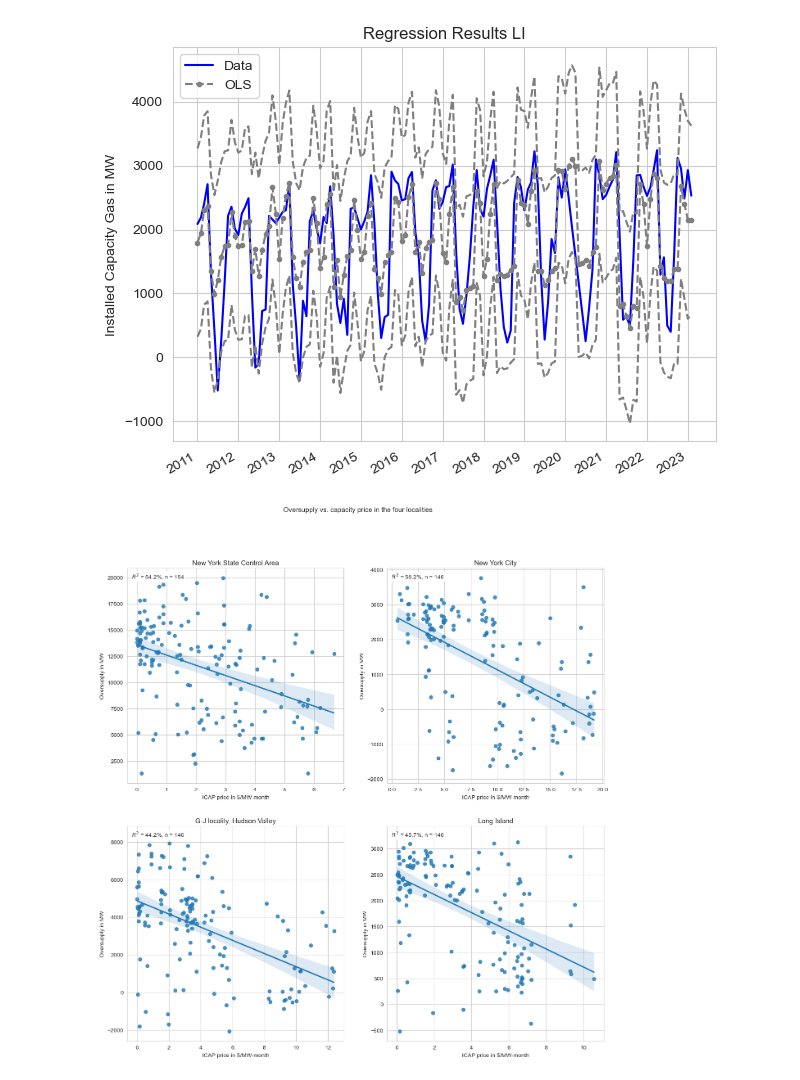
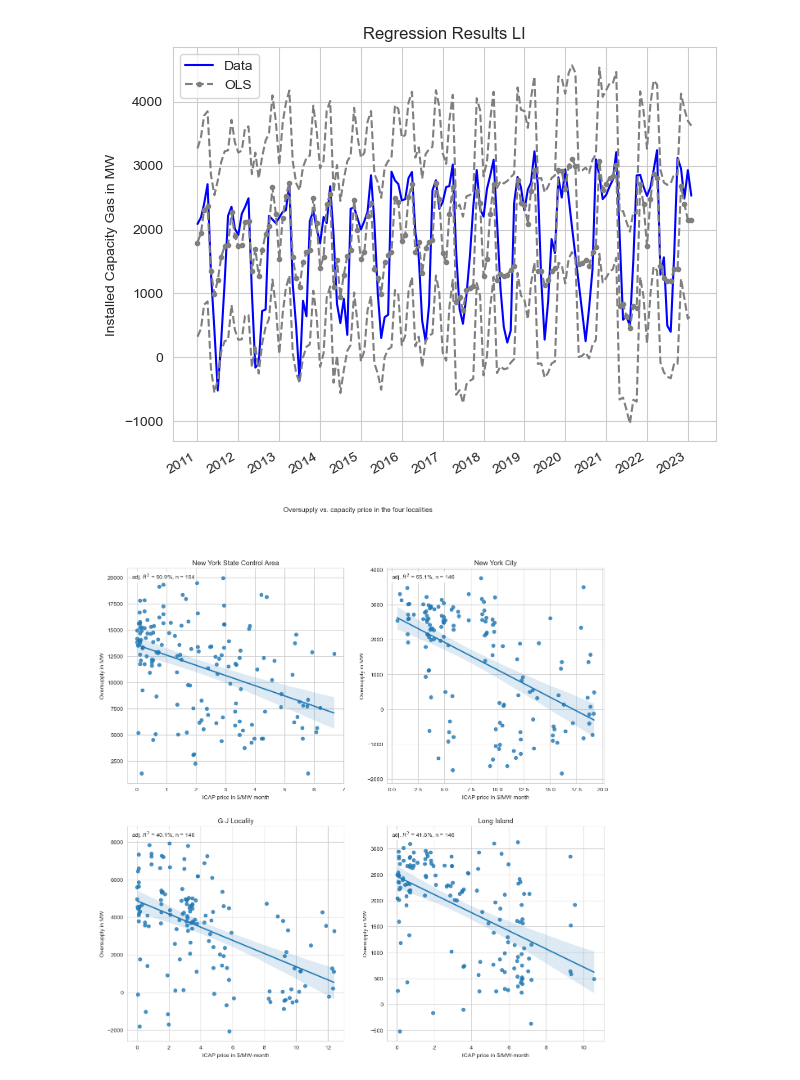
Before and after one commit to borvendegmate/tum_power_system_economics, a Jupyter notebook: code/regression_oversupply.ipynb, the cells around one changed output. Saved outputs shown, nothing was run; the diff lists cells and outputs as text; code cells hidden in the pictures.

```diff
--- a/code/regression_oversupply.ipynb
+++ b/code/regression_oversupply.ipynb
@@ -598,7 +598,7 @@ axs[0, 0] = sns.regplot(data = nyca_df, x = 'nyca_icap', y = 'Over_NYCA', ax = a
 axs[0, 0].set_title('New York State Control Area')
 axs[0, 0].set_xlabel('ICAP price in $/MW-month')
 axs[0, 0].set_ylabel('Oversupply in MW')
-axs[0, 0].text(0.02, 0.98, "$R^2$ = 54.2%, n = 154",
+axs[0, 0].text(0.02, 0.98, "adj. $R^2$ = 50.9%, n = 154",
                ha = 'left', va = 'top',
                transform=axs[0, 0].transAxes,
                bbox={'facecolor': 'white', 'alpha': 1, 'pad': 1}
@@ -608,36 +608,36 @@ axs[0, 1] = sns.regplot(data = nyc_df, x = 'nyc_icap', y = 'Over_NYC', ax = axs[
 axs[0, 1].set_title('New York City')
 axs[0, 1].set_xlabel('ICAP price in $/MW-month')
 axs[0, 1].set_ylabel('Oversupply in MW')
-axs[0, 1].text(0.02, 0.98, "$R^2$ = 58.2%, n = 146",
+axs[0, 1].text(0.02, 0.98, "adj. $R^2$ = 55.1%, n = 146",
                ha = 'left', va = 'top',
                transform=axs[0, 1].transAxes,
                bbox={'facecolor': 'white', 'alpha': 1, 'pad': 1}
                )
 
 
 axs[1, 0] = sns.regplot(data = gj_df, x = 'gj_icap', y = 'Over_GJ', ax = axs[1, 0])
-axs[1, 0].set_title('G-J locality, Hudson Valley')
+axs[1, 0].set_title('G-J Locality')
 axs[1, 0].set_xlabel('ICAP price in $/MW-month')
 axs[1, 0].set_ylabel('Oversupply in MW')
-axs[1, 0].text(0.02, 0.98, "$R^2$ = 44.2%, n = 146",
+axs[1, 0].text(0.02, 0.98, "adj. $R^2$ = 40.1%, n = 146",
                ha = 'left', va = 'top',
                transform=axs[1, 0].transAxes,
                bbox={'facecolor': 'white', 'alpha': 1, 'pad': 1}
                )
 
 axs[1, 1] = sns.regplot(data = li_df, x = 'li_icap', y = 'Over_LI', ax = axs[1, 1])
 axs[1, 1].set_title('Long Island')
 axs[1, 1].set_xlabel('ICAP price in $/MW-month')
 axs[1, 1].set_ylabel('Oversupply in MW')
-axs[1, 1].text(0.02, 0.98, "$R^2$ = 45.7%, n = 146",
+axs[1, 1].text(0.02, 0.98, "adj. $R^2$ = 41.6%, n = 146",
                ha = 'left', va = 'top',
                transform=axs[1, 1].transAxes,
                bbox={'facecolor': 'white', 'alpha': 1, 'pad': 1}
                )
 
 
 fig.suptitle("Oversupply vs. capacity price in the four localities")
 
 plt.show()
 # %% [output]
-[figure, old version]
+[figure, new version]
```
Also changed, not shown: parts of 4 cells of this notebook, 11 other files.
